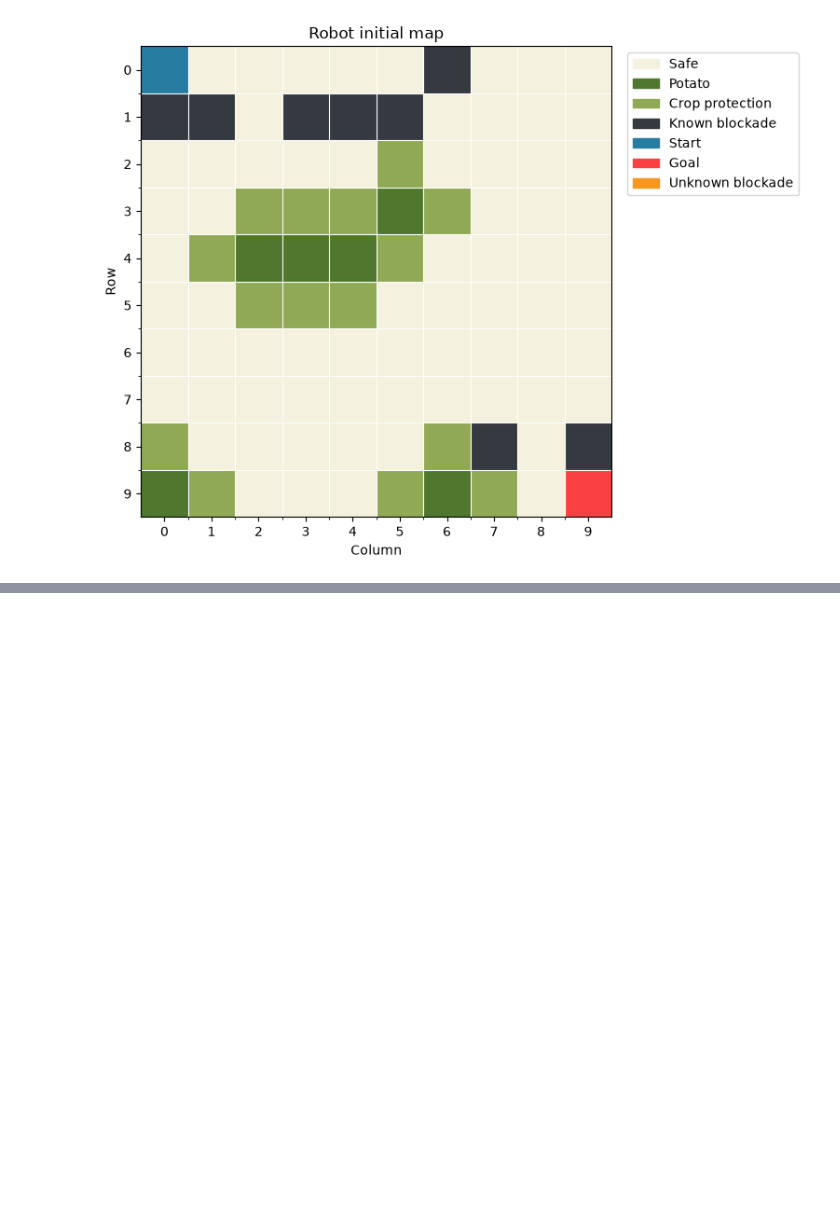
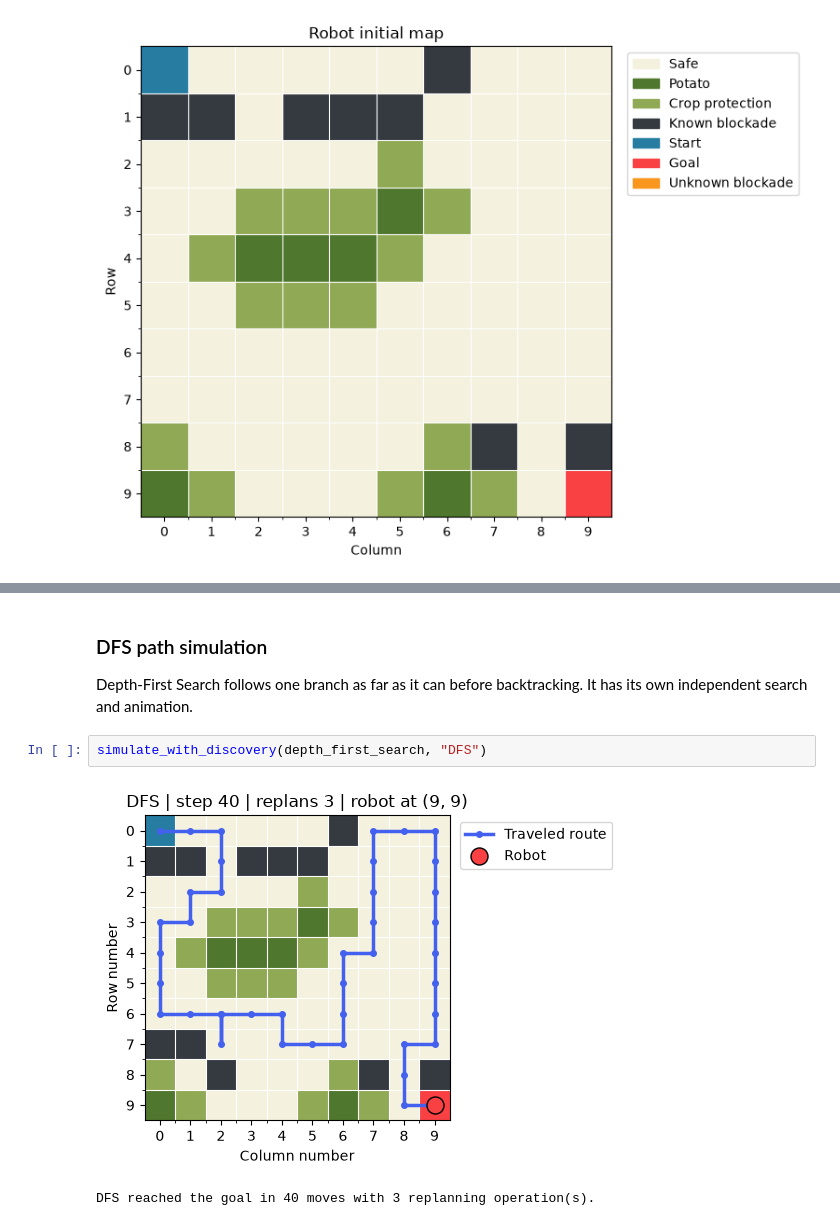
Before and after one commit to Mouryagna/AI_CropSafe_PathPlanning_Group08, a Jupyter notebook: CropSafe_PathPlanning.ipynb, the cells around one changed output, grey strips where cells are left out. Saved outputs shown, nothing was run; the diff lists cells and outputs as text; blank space fills up the shorter version.

```diff
--- a/CropSafe_PathPlanning.ipynb
+++ b/CropSafe_PathPlanning.ipynb
@@ -196,0 +361,8 @@ show_field(known_field, "Robot initial map")
+# %% [markdown]
+### DFS path simulation
+Depth-First Search follows one branch as far as it can before backtracking. It has its own independent search and animation.
+# %%
+simulate_with_discovery(depth_first_search, "DFS")
+# %% [output]
+[figure, added]
+DFS reached the goal in 40 moves with 3 replanning operation(s).
```
Also changed, not shown: parts of 14 cells of this notebook, 1 other file.
